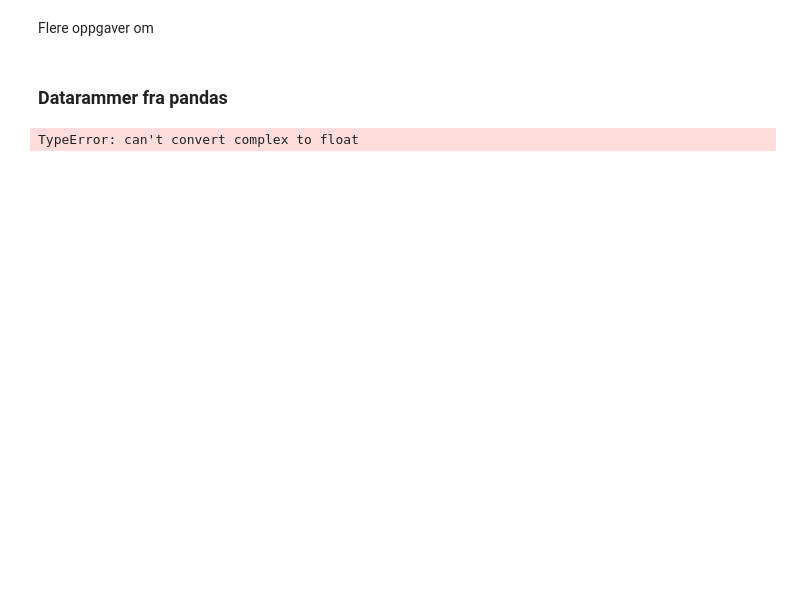
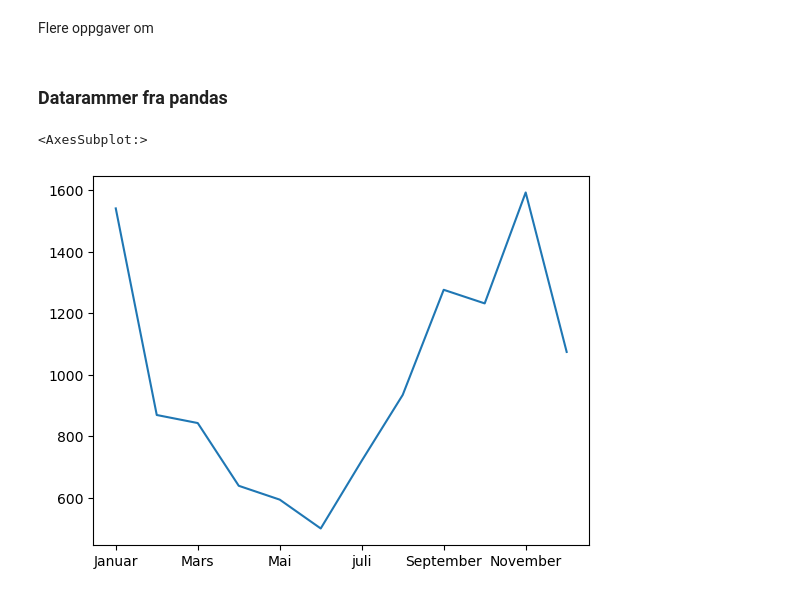
Before and after one commit to LektorB/ProgMod, a Jupyter notebook: Variabler_og_datatyper.ipynb, the cells around one changed output. Drawn from its saved outputs; the diff is of its cells as text; code cells hidden in the pictures; blank space fills up the shorter version.

Commit message:
add pandas

```diff
--- a/Variabler_og_datatyper.ipynb
+++ b/Variabler_og_datatyper.ipynb
@@ -383,5 +392,9 @@ Flere oppgaver om
 # %% [markdown]
 ### Datarammer fra pandas
 # %%
+import pandas as pd
+
+filnavn = 'https://raw.githubusercontent.com/irendundas/EkteData/main/data/PrecipVestlandMonthly.txt'
+titler = ['År','Januar','Februar','Mars','April','Mai','Juni','juli','August','September','Oktober','November','Desember']
+
+data = pd.read_table(filnavn, header = None, na_values=-999.99, names = titler, index_col =0, sep ='\s+')
-# %% [output]
-TypeError: can't convert complex to float
@@ -387,0 +409,5 @@ TypeError: can't convert complex to float
+# %%
+data.loc[2005:2010].sum().plot()
+# %% [output]
+<AxesSubplot:>
+[figure, added]
```
Also changed, not shown: parts of 19 cells of this notebook, 3 other files.
